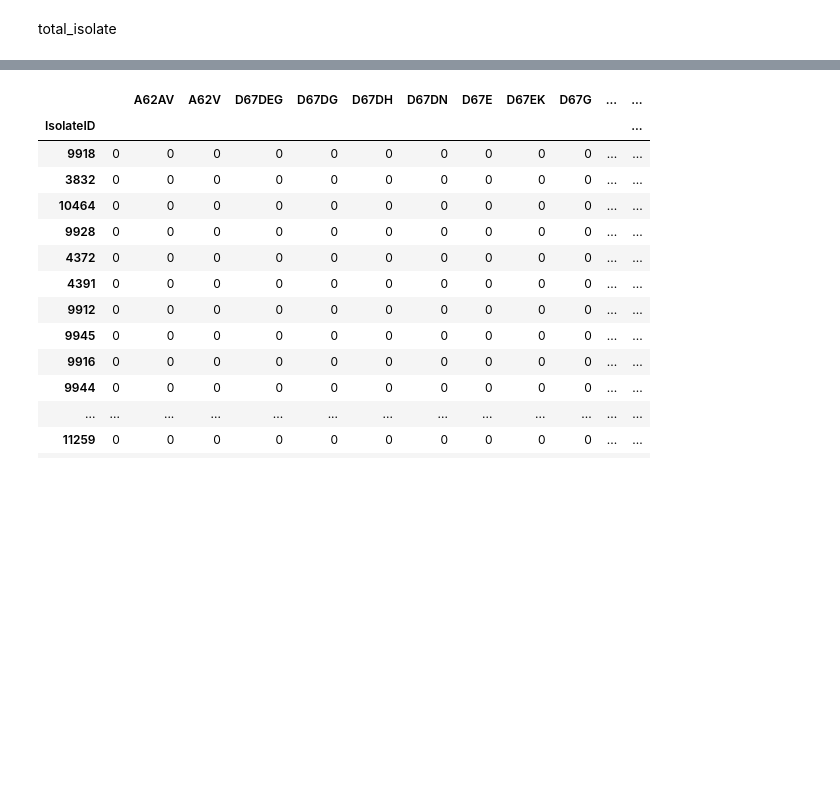
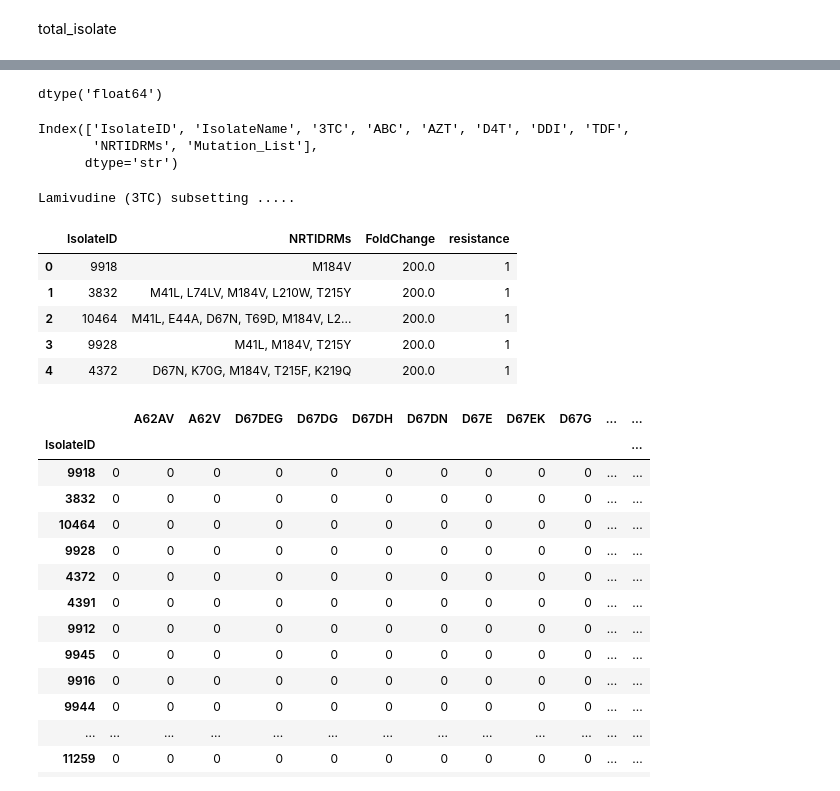
Before and after one commit to NoelOkumu/Eneza-Data-Science-Residential-training-2026, a Jupyter notebook: Day1/mutatio_profile1.ipynb, the cells around one changed output, grey strips where cells are left out. Drawn from its saved outputs; the diff is of its cells as text; code cells hidden in the pictures; blank space fills up the shorter version.

```diff
--- a/Day1/mutatio_profile1.ipynb
+++ b/Day1/mutatio_profile1.ipynb
@@ -377,0 +405,8 @@ retained_mutations.tail()
+# %%
+# Fix AZT fold change values, currently object (str) ---> float
+df_clean["AZT"] = (df_clean["AZT"].astype(str).str.replace(",","", regex = False).replace ('nan', pd.NA))
+df_clean["AZT"] = pd.to_numeric(df_clean["AZT"], errors = "coerce")
+
+df_clean["AZT"].dtypes
+# %% [output]
+dtype('float64')
@@ -378,3 +423,24 @@ retained_mutations.tail()
+# %%
+df_clean.columns
+# %% [output]
+Index(['IsolateID', 'IsolateName', '3TC', 'ABC', 'AZT', 'D4T', 'DDI', 'TDF',
+       'NRTIDRMs', 'Mutation_List'],
+      dtype='str')
+# %%
+#### 3TC subsetting
+print("Lamivudine (3TC) subsetting .....")
+
+df_3TC = (df_clean[['IsolateID','NRTIDRMs', '3TC']].rename(columns = {'3TC' : "FoldChange"}).dropna(subset = ["FoldChange"]).reset_index(drop = True))
+df_3TC["resistance"] = (df_3TC["FoldChange"]>= 3.5).astype(int)
+df_3TC.head()
+# %% [output]
+Lamivudine (3TC) subsetting .....
+|  | IsolateID | NRTIDRMs | FoldChange | resistance |
+| 0 | 9918 | M184V | 200.0 | 1 |
+| 1 | 3832 | M41L, L74LV, M184V, L210W, T215Y | 200.0 | 1 |
+| 2 | 10464 | M41L, E44A, D67N, T69D, M184V, L2... | 200.0 | 1 |
+| 3 | 9928 | M41L, M184V, T215Y | 200.0 | 1 |
+| 4 | 4372 | D67N, K70G, M184V, T215F, K219Q | 200.0 | 1 |
 # %%
 # ## Create the feature matrix (X) - One Hot encoding of the 'Mutation_List
 
```
Also changed, not shown: parts of 29 cells of this notebook, 6 other files.
